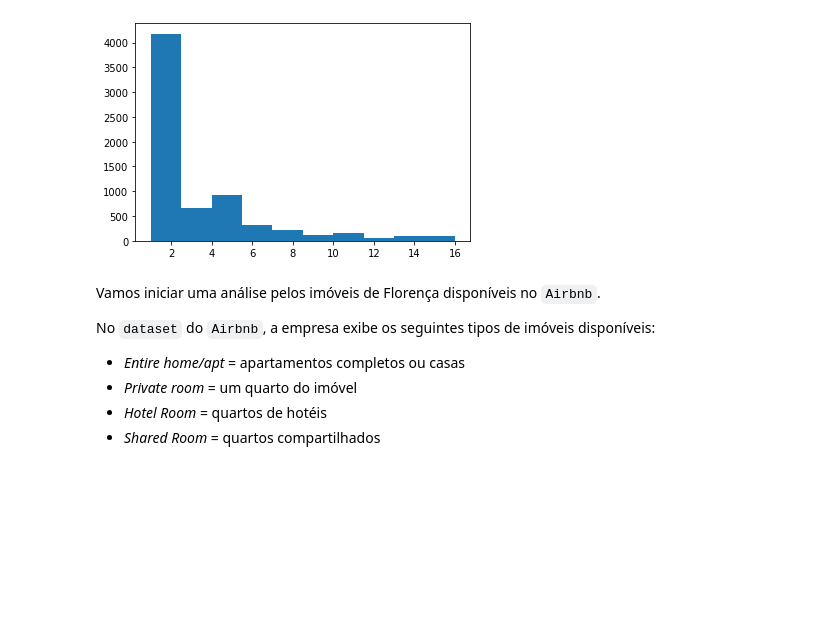
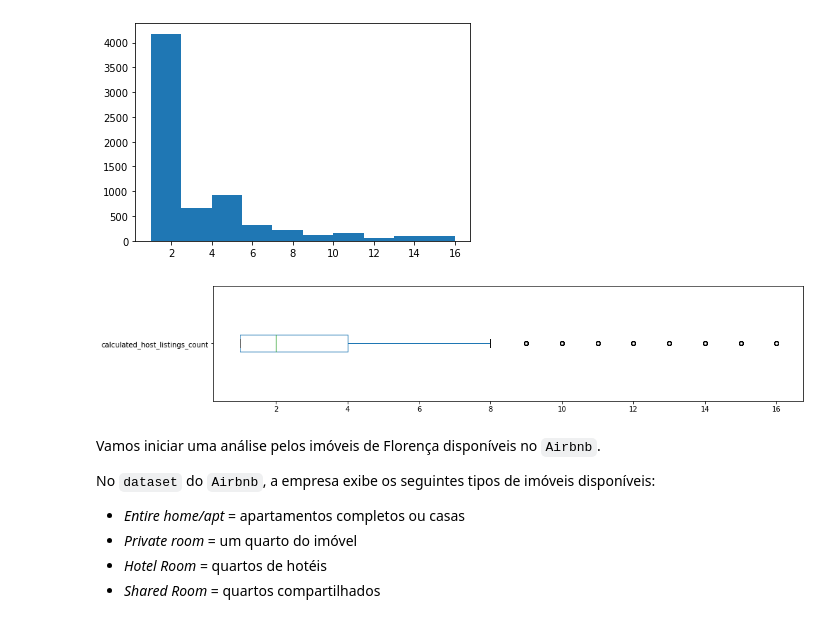
Before and after one commit to 1rubenito/data_science, a Jupyter notebook: Análise_de_Dados_Airbnb_Florença_Itália.ipynb, the cells around one changed output. Drawn from its saved outputs; the diff is of its cells as text; code cells hidden in the pictures; blank space fills up the shorter version.

```diff
--- a/Análise_de_Dados_Airbnb_Florença_Itália.ipynb
+++ b/Análise_de_Dados_Airbnb_Florença_Itália.ipynb
@@ -378,6 +390,12 @@ df_clean['minimum_nights'].hist(grid=False);
 df_clean['calculated_host_listings_count'].hist(grid=False);
 # %% [output]
 [figure]
+# %%
+# boxplot de calculated_host_listings_count após tratamento de outliers
+df_clean.calculated_host_listings_count.plot(kind='box', vert=False, figsize=(15,3))
+plt.show()
+# %% [output]
+[figure, added]
 # %% [markdown]
 Vamos iniciar uma análise pelos imóveis de Florença disponíveis no `Airbnb`.
 
```
Also changed, not shown: parts of 2 cells of this notebook.
